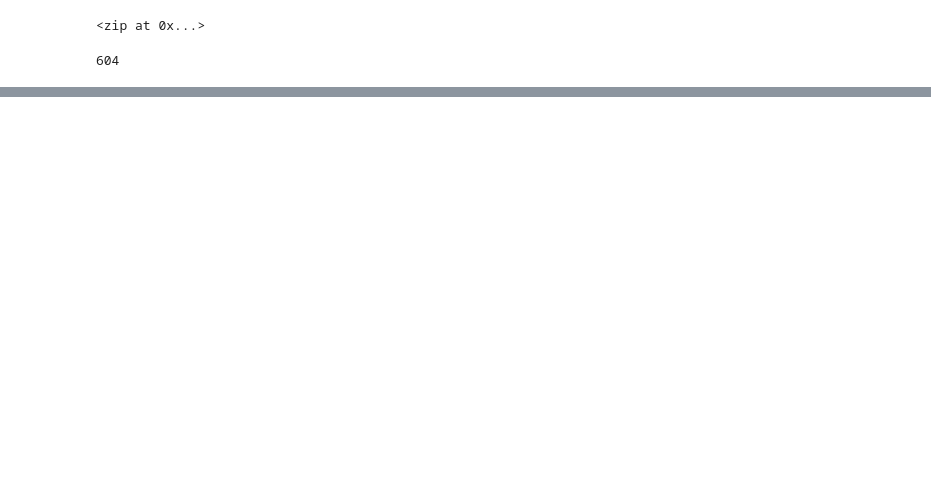
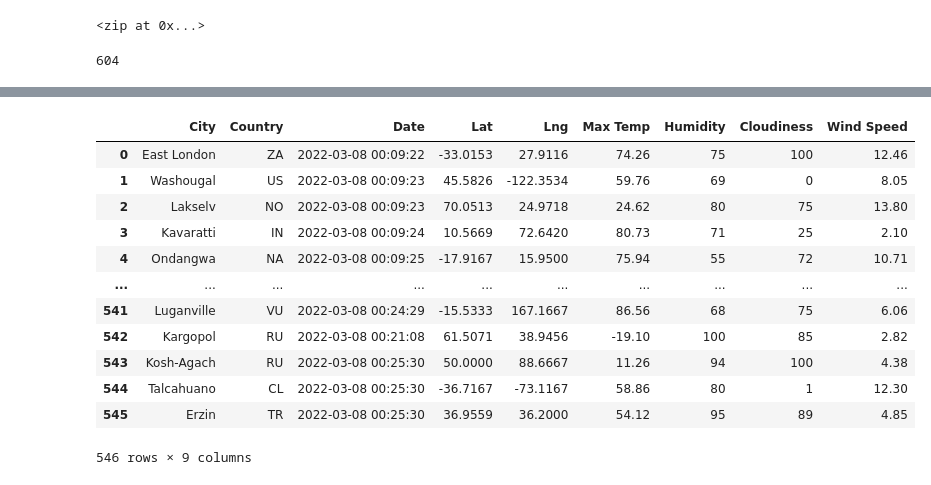
Before and after one commit to DorianSafaa/World_Weather_Analysis, a Jupyter notebook: WeatherPy.ipynb, the cells around one changed output, grey strips where cells are left out. Cells and saved outputs as stored; diff of their text form; code cells hidden in the pictures; blank space fills up the shorter version.

Commit message:
Updating WeatherPy.ipynb and gitignore

```diff
--- a/WeatherPy.ipynb
+++ b/WeatherPy.ipynb
@@ -31,0 +42,3 @@ len(cities)
+# %%
+# Starting URL for Weather Map API Call.
+url = "http://api.openweathermap.org/data/2.5/weather?units=Imperial&APPID=" + weather_api_key
@@ -31,0 +129,4 @@ len(cities)
+# %%
+# Convert the array of dictionaries to a Pandas DataFrame.
+city_data_df = pd.DataFrame(city_data)
+city_data_df.head(10)
@@ -31,0 +145,18 @@ len(cities)
+# %%
+new_column_order=["City", "Country", "Date", "Lat", "Lng", "Max Temp", "Humidity", "Cloudiness", "Wind Speed" ]
+city_data_df=city_data_df[new_column_order]
+city_data_df
+# %% [output]
+|  | City | Country | Date | Lat | Lng | Max Temp | Humidity | Cloudiness | Wind Speed |
+| 0 | East London | ZA | 2022-03-08 00:09:22 | -33.0153 | 27.9116 | 74.26 | 75 | 100 | 12.46 |
+| 1 | Washougal | US | 2022-03-08 00:09:23 | 45.5826 | -122.3534 | 59.76 | 69 | 0 | 8.05 |
+| 2 | Lakselv | NO | 2022-03-08 00:09:23 | 70.0513 | 24.9718 | 24.62 | 80 | 75 | 13.80 |
+| 3 | Kavaratti | IN | 2022-03-08 00:09:24 | 10.5669 | 72.6420 | 80.73 | 71 | 25 | 2.10 |
+| 4 | Ondangwa | NA | 2022-03-08 00:09:25 | -17.9167 | 15.9500 | 75.94 | 55 | 72 | 10.71 |
+| ... | ... | ... | ... | ... | ... | ... | ... | ... | ... |
+| 541 | Luganville | VU | 2022-03-08 00:24:29 | -15.5333 | 167.1667 | 86.56 | 68 | 75 | 6.06 |
+| 542 | Kargopol | RU | 2022-03-08 00:21:08 | 61.5071 | 38.9456 | -19.10 | 100 | 85 | 2.82 |
+| 543 | Kosh-Agach | RU | 2022-03-08 00:25:30 | 50.0000 | 88.6667 | 11.26 | 94 | 100 | 4.38 |
+| 544 | Talcahuano | CL | 2022-03-08 00:25:30 | -36.7167 | -73.1167 | 58.86 | 80 | 1 | 12.30 |
+| 545 | Erzin | TR | 2022-03-08 00:25:30 | 36.9559 | 36.2000 | 54.12 | 95 | 89 | 4.85 |
+546 rows × 9 columns
```
Also changed, not shown: parts of 6 cells of this notebook, 3 other files.
